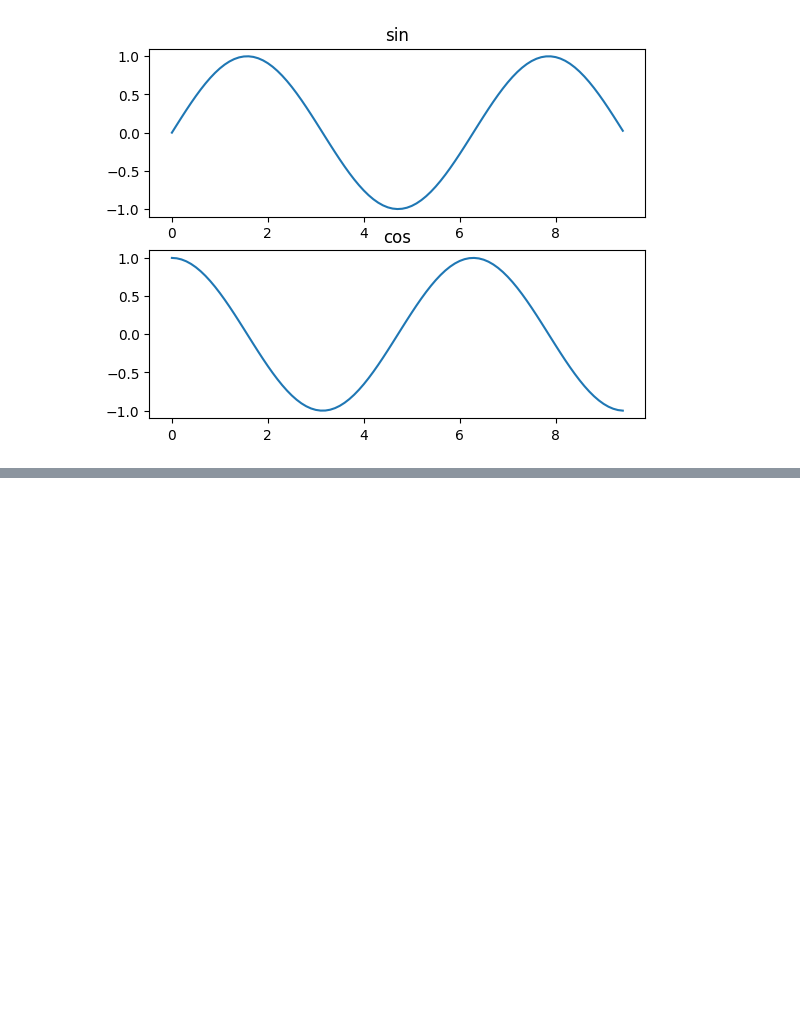
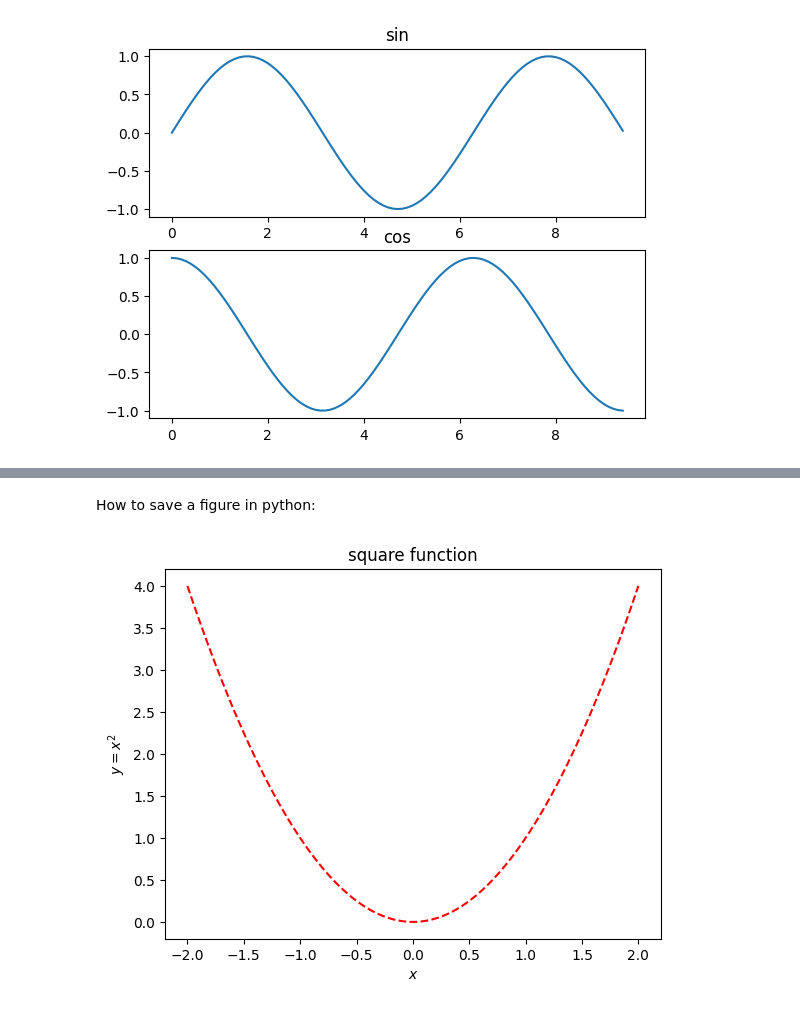
Before and after one commit to Fatemeh-sadat-Torabi/machine-learning-projects, a Jupyter notebook: MatPlotLib.ipynb, the cells around one changed output, grey strips where cells are left out. Drawn from its saved outputs; the diff is of its cells as text; code cells hidden in the pictures; blank space fills up the shorter version.

```diff
--- a/MatPlotLib.ipynb
+++ b/MatPlotLib.ipynb
@@ -79,0 +93,13 @@ plt.show()
+# %% [markdown]
+How to save a figure in python:
+# %%
+x = np.linspace(-2,2,400) # 400 numbers in range -2 , 2 with equal space (linear space)
+y = x**2
+plt.plot(x,y,'r--')
+plt.xlabel('$x$')
+plt.ylabel('$y=x^2$')
+plt.title('square function')
+plt.savefig('x2.png')
+plt.show()
+# %% [output]
+[figure, added]
```
Also changed, not shown: parts of 2 cells of this notebook, 1 other file.
